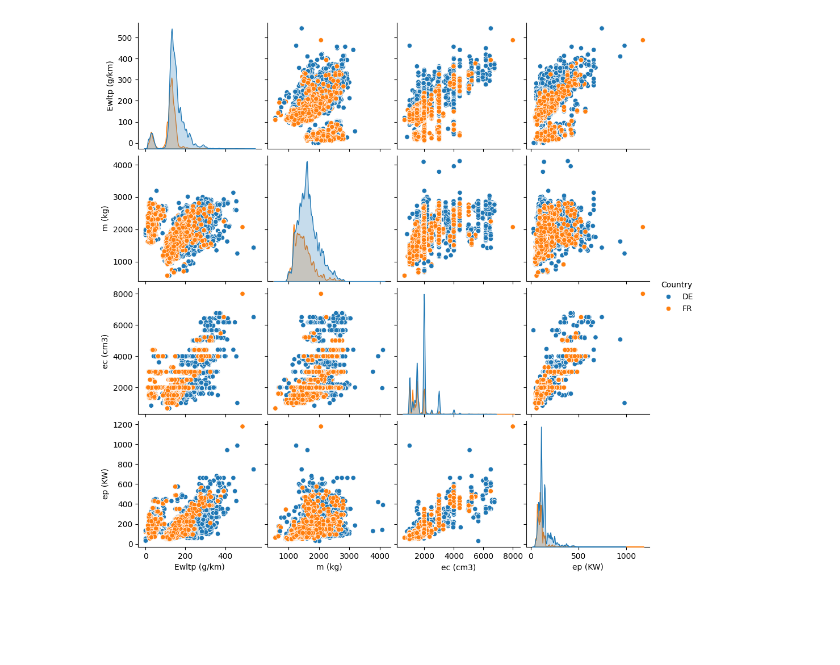
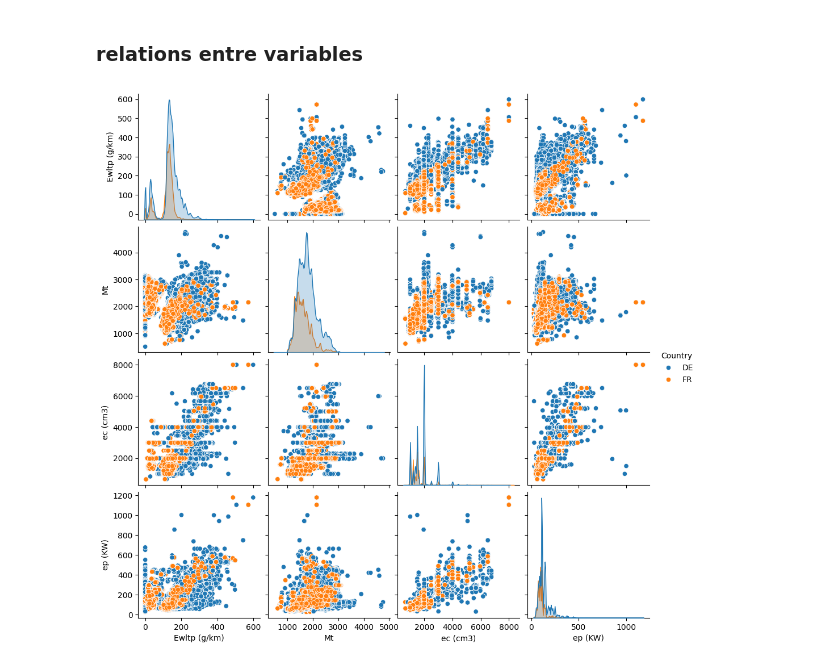
Before and after one commit to PierreMrt/european_passenger_cars_co2, a Jupyter notebook: data_exploration.ipynb, the cells around one changed output. Cells and saved outputs as stored; diff of their text form; code cells hidden in the pictures; blank space fills up the shorter version.

Commit message:
data exploration

```diff
--- a/data_exploration.ipynb
+++ b/data_exploration.ipynb
@@ -29,0 +30,2 @@ sns.histplot(data=df[df['Mk'].isin(gb['Mk'].unique())], x='Mk', hue='Country', m
+# %%
+df["Date of registration"] = pd.to_datetime(df["Date of registration"])
@@ -30,4 +92,6 @@ sns.histplot(data=df[df['Mk'].isin(gb['Mk'].unique())], x='Mk', hue='Country', m
+# %% [markdown]
+### relations entre variables
 # %%
-sns.pairplot(data=df[["Ewltp (g/km)", "m (kg)", "Ft", "Fm", "ec (cm3)", "ep (KW)", "Country"]], hue='Country');
+sns.pairplot(data=df[["Ewltp (g/km)", "Mt", "Ft", "ec (cm3)", "ep (KW)", "Country"]], hue='Country');
 # %% [output]
-[figure, old version]
+[figure, new version]
```
Also changed, not shown: parts of 12 cells of this notebook.
